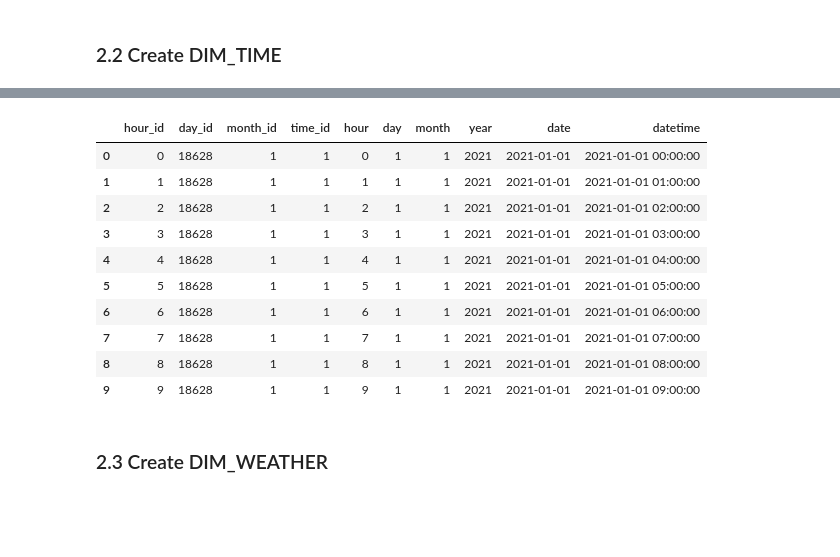
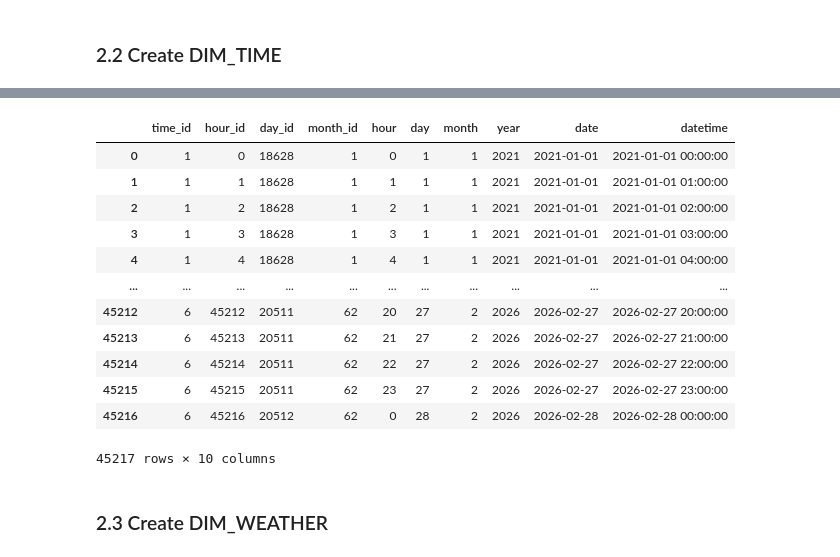
Before and after one commit to nnovajulian08/DataScienceLab, a Jupyter notebook: DW_Complete/ETL_Workflow.ipynb, the cells around one changed output, grey strips where cells are left out. Saved outputs shown, nothing was run; the diff lists cells and outputs as text; code cells hidden in the pictures; blank space fills up the shorter version.

```diff
--- a/DW_Complete/ETL_Workflow.ipynb
+++ b/DW_Complete/ETL_Workflow.ipynb
@@ -430,21 +584,21 @@ dim_time['day_id'] = (
 # Hour level key
 dim_time['hour_id'] = range(len(dim_time))
 
-# Reorder columns
+# Reorder columns - PK first, then level keys, then attributes
 dim_time = dim_time[[
-    'hour_id',
-    'day_id',
-    'month_id',
-    'time_id',
-    'hour',
-    'day',
-    'month',
-    'year',
-    'date',
-    'datetime'
+    'time_id',              # PK - Primary Key (unique per hour)
+    'hour_id',              # LK - Hour Level Key
+    'day_id',               # LK - Day Level Key
+    'month_id',             # LK - Month Level Key
+    'hour',                 # Hour of day (0-23)
+    'day',                  # Day of month (1-31)
+    'month',                # Month (1-12)
+    'year',                 # Year (YYYY)
+    'date',                 # Date (YYYY-MM-DD)
+    'datetime'              # Full timestamp (YYYY-MM-DD HH:MM:SS)
 ]]
 
 logger.info(f"✓ DIM_TIME created: {len(dim_time)} rows")
 logger.info(f"  Time range: {dim_time['datetime'].min()} to {dim_time['datetime'].max()}")
-display(dim_time.head(10))
+display(dim_time)
 # %% [output]
@@ -454,14 +608,16 @@ display(dim_time.head(10))
-|  | hour_id | day_id | month_id | time_id | hour | day | month | year | date | datetime |
-| 0 | 0 | 18628 | 1 | 1 | 0 | 1 | 1 | 2021 | 2021-01-01 | 2021-01-01 00:00:00 |
-| 1 | 1 | 18628 | 1 | 1 | 1 | 1 | 1 | 2021 | 2021-01-01 | 2021-01-01 01:00:00 |
-| 2 | 2 | 18628 | 1 | 1 | 2 | 1 | 1 | 2021 | 2021-01-01 | 2021-01-01 02:00:00 |
-| 3 | 3 | 18628 | 1 | 1 | 3 | 1 | 1 | 2021 | 2021-01-01 | 2021-01-01 03:00:00 |
-| 4 | 4 | 18628 | 1 | 1 | 4 | 1 | 1 | 2021 | 2021-01-01 | 2021-01-01 04:00:00 |
-| 5 | 5 | 18628 | 1 | 1 | 5 | 1 | 1 | 2021 | 2021-01-01 | 2021-01-01 05:00:00 |
-| 6 | 6 | 18628 | 1 | 1 | 6 | 1 | 1 | 2021 | 2021-01-01 | 2021-01-01 06:00:00 |
-| 7 | 7 | 18628 | 1 | 1 | 7 | 1 | 1 | 2021 | 2021-01-01 | 2021-01-01 07:00:00 |
-| 8 | 8 | 18628 | 1 | 1 | 8 | 1 | 1 | 2021 | 2021-01-01 | 2021-01-01 08:00:00 |
-| 9 | 9 | 18628 | 1 | 1 | 9 | 1 | 1 | 2021 | 2021-01-01 | 2021-01-01 09:00:00 |
+|  | time_id | hour_id | day_id | month_id | hour | day | month | year | date | datetime |
+| 0 | 1 | 0 | 18628 | 1 | 0 | 1 | 1 | 2021 | 2021-01-01 | 2021-01-01 00:00:00 |
+| 1 | 1 | 1 | 18628 | 1 | 1 | 1 | 1 | 2021 | 2021-01-01 | 2021-01-01 01:00:00 |
+| 2 | 1 | 2 | 18628 | 1 | 2 | 1 | 1 | 2021 | 2021-01-01 | 2021-01-01 02:00:00 |
+| 3 | 1 | 3 | 18628 | 1 | 3 | 1 | 1 | 2021 | 2021-01-01 | 2021-01-01 03:00:00 |
+| 4 | 1 | 4 | 18628 | 1 | 4 | 1 | 1 | 2021 | 2021-01-01 | 2021-01-01 04:00:00 |
+| ... | ... | ... | ... | ... | ... | ... | ... | ... | ... | ... |
+| 45212 | 6 | 45212 | 20511 | 62 | 20 | 27 | 2 | 2026 | 2026-02-27 | 2026-02-27 20:00:00 |
+| 45213 | 6 | 45213 | 20511 | 62 | 21 | 27 | 2 | 2026 | 2026-02-27 | 2026-02-27 21:00:00 |
+| 45214 | 6 | 45214 | 20511 | 62 | 22 | 27 | 2 | 2026 | 2026-02-27 | 2026-02-27 22:00:00 |
+| 45215 | 6 | 45215 | 20511 | 62 | 23 | 27 | 2 | 2026 | 2026-02-27 | 2026-02-27 23:00:00 |
+| 45216 | 6 | 45216 | 20512 | 62 | 0 | 28 | 2 | 2026 | 2026-02-28 | 2026-02-28 00:00:00 |
+45217 rows × 10 columns
 # %% [markdown]
 ### 2.3 Create DIM_WEATHER
 # %%
```
Also changed, not shown: parts of 33 cells of this notebook.
